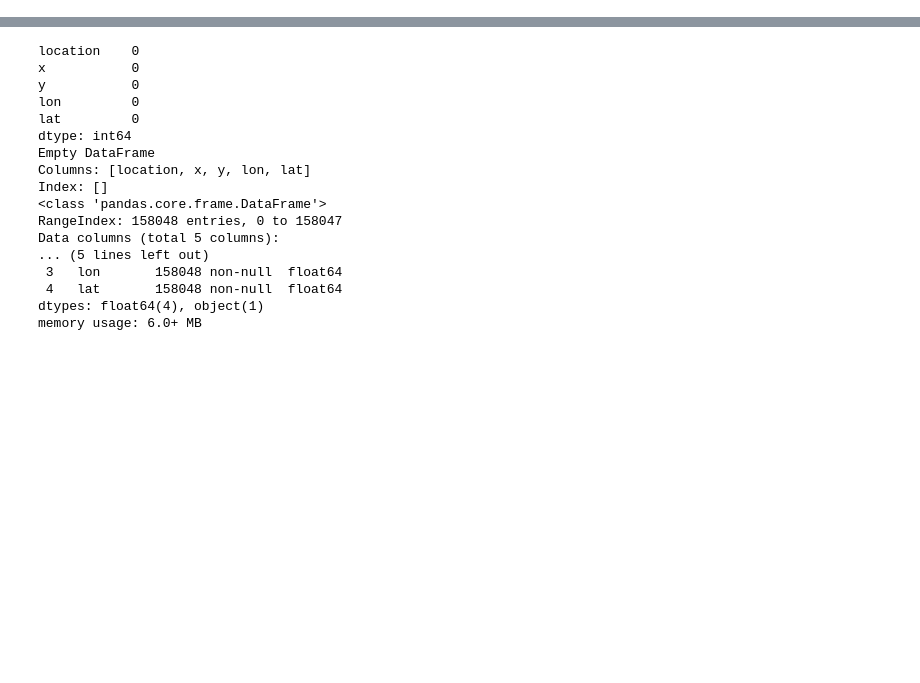
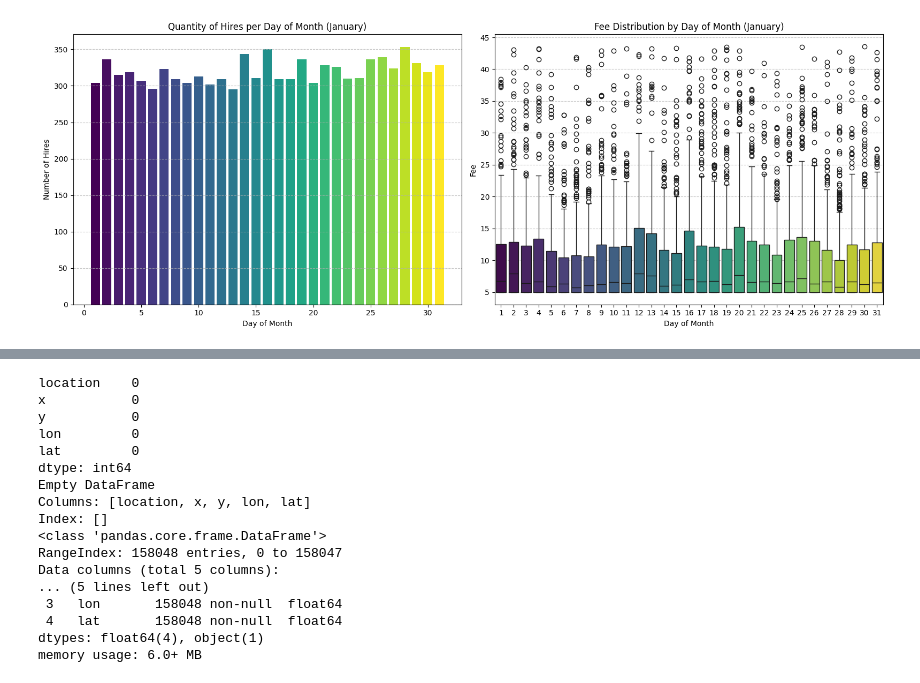
Before and after one commit to nabilalibou/Uber_Fare_Prediction_Explained, a Jupyter notebook: EDA.ipynb, the cells around one changed output, grey strips where cells are left out. Cells and saved outputs as stored; diff of their text form; code cells hidden in the pictures; blank space fills up the shorter version.

```diff
--- a/EDA.ipynb
+++ b/EDA.ipynb
@@ -255,17 +272,16 @@ addresses. We would need to call the API of a software that can gives us this in
 # %%
-uber_data = uber_data.dropna()
+initial_rows = uber_data.shape[0]
+uber_data.dropna(inplace=True) # Use inplace for efficiency
+print(f"Removed {initial_rows - uber_data.shape[0]} rows due to NaN values in initial columns.")
+
 uber_data["datetime"] = pd.to_datetime(uber_data["timestamp"])
 uber_data['day'] = pd.to_datetime(uber_data['datetime']).dt.day
+uber_data['hour'] = uber_data['datetime'].dt.round('h').dt.hour
 
-# Hours are rounded and if hour should be equal to 24 it will be replaced by 0
-# uber_data['hour'] = (uber_data['timestamp'].str.split().str[1].str.split(':').apply(lambda x: int(x[0]) + (int(x[1]) >= 30)) % 24)
-# A better way to handle the hour extraction using Pandas datetime functionality:
-uber_data['datetime'] = pd.to_datetime(uber_data['timestamp'])
-uber_data['hour'] = (uber_data['datetime'].dt.hour + (uber_data['datetime'].dt.minute >= 30)) % 24
+weekday_order = ['Monday', 'Tuesday', 'Wednesday', 'Thursday', 'Friday', 'Saturday', 'Sunday']
+uber_data['weekday'] = pd.Categorical(uber_data['datetime'].dt.day_name(), categories=weekday_order, ordered=True)
+uber_data['weekday_num'] = uber_data['weekday'].cat.codes # This will give 0 for Monday, 6 for Sunday
 
-import calendar
-uber_data['weekday'] = uber_data['datetime'].apply(lambda x: calendar.day_name[x.weekday()])
-
-uber_data.head()
 uber_data.info()
+display(uber_data.head())
 # %% [output]
@@ -366,0 +403,81 @@ uber_data.boxplot(column = "fee",by = "hour")
+# %%
+import warnings
+warnings.filterwarnings('ignore', category=FutureWarning)
+
+# --- 1. Quantity of Hires & Fee Distribution per DAY ---
+fig, axes = plt.subplots(1, 2, figsize=(16, 6))
+
+# Plot 1: Quantity of hire per Day (Bar Plot)
+hire_per_day = uber_data['day'].value_counts().sort_index()
+# Use matplotlib directly for bar plot to avoid seaborn warnings
+axes[0].bar(hire_per_day.index, hire_per_day.values, color=plt.cm.viridis(np.linspace(0, 1, len(hire_per_day))))
+axes[0].set_title('Quantity of Hires per Day of Month (January)')
+axes[0].set_xlabel('Day of Month')
+axes[0].set_ylabel('Number of Hires')
+axes[0].grid(axis='y', linestyle='--', alpha=0.7)
+
+# Plot 2: Fee Distribution by Day of Month (Box Plot)
+# For boxplot, use the recommended approach: assign x to hue and set legend=False
+sns.boxplot(x='day', y='fee', data=uber_data, ax=axes[1],
+            hue='day', palette='viridis', legend=False)
+axes[1].set_title('Fee Distribution by Day of Month (January)')
+axes[1].set_xlabel('Day of Month')
+axes[1].set_ylabel('Fee')
+axes[1].grid(axis='y', linestyle='--', alpha=0.7)
+
+plt.tight_layout()
+plt.show()
+
+# --- 2. Quantity of Hires & Fee Distribution per HOUR ---
+fig, axes = plt.subplots(1, 2, figsize=(18, 6))
+
+# Plot 1: Quantity of hire per Hour (Bar Plot)
+hire_per_hour = uber_data['hour'].value_counts().sort_index()
+# Use matplotlib directly for bar plot to avoid seaborn warnings
+axes[0].bar(hire_per_hour.index, hire_per_hour.values, color=plt.cm.plasma(np.linspace(0, 1, len(hire_per_hour))))
+axes[0].set_title('Quantity of Hires per Hour of Day')
+axes[0].set_xlabel('Hour of Day (Rounded)')
+axes[0].set_ylabel('Number of Hires')
+axes[0].set_xticks(range(0, 24, 2))  # Show every other hour tick for readability
+axes[0].grid(axis='y', linestyle='--', alpha=0.7)
+
+# Plot 2: Fee Distribution by Hour (Box Plot)
+# For boxplot, use the recommended approach: assign x to hue and set legend=False
+sns.boxplot(x='hour', y='fee', data=uber_data, ax=axes[1],
+            hue='hour', palette='plasma', legend=False)
+axes[1].set_title('Fee Distribution by Hour of Day')
+axes[1].set_xlabel('Hour of Day (Rounded)')
+axes[1].set_ylabel('Fee')
+axes[1].set_xticks(range(0, 24, 2))  # Show every other hour tick for readability
+axes[1].grid(axis='y', linestyle='--', alpha=0.7)
+
+plt.tight_layout()
+plt.show()
+
+# --- 3. Quantity of Hires & Fee Distribution per WEEKDAY ---
+fig, axes = plt.subplots(1, 2, figsize=(18, 6))
+
+# Plot 1: Quantity of hire per Weekday (Bar Plot)
+hire_per_weekday = uber_data['weekday'].value_counts().sort_index()
+# Use matplotlib directly for bar plot to avoid seaborn warnings
+axes[0].bar(hire_per_weekday.index, hire_per_weekday.values, color=plt.cm.coolwarm(np.linspace(0, 1, len(hire_per_weekday))))
+axes[0].set_title('Quantity of Hires per Weekday')
+axes[0].set_xlabel('Weekday')
+axes[0].set_ylabel('Number of Hires')
+axes[0].tick_params(axis='x', rotation=45)  # Rotate labels for readability
+axes[0].grid(axis='y', linestyle='--', alpha=0.7)
+
+# Plot 2: Fee Distribution by Weekday (Box Plot)
+# For boxplot, use the recommended approach: assign x to hue and set legend=False
+sns.boxplot(x='weekday', y='fee', data=uber_data, ax=axes[1],
+            hue='weekday', palette='coolwarm', legend=False)
+axes[1].set_title('Fee Distribution by Weekday')
+axes[1].set_xlabel('Weekday')
+axes[1].set_ylabel('Fee')
+axes[1].tick_params(axis='x', rotation=45)  # Rotate labels for readability
+axes[1].grid(axis='y', linestyle='--', alpha=0.7)
+
+plt.tight_layout()
+plt.show()
+# %% [output]
+[figure, added]
```
Also changed, not shown: parts of 46 cells of this notebook, 1 other file.
